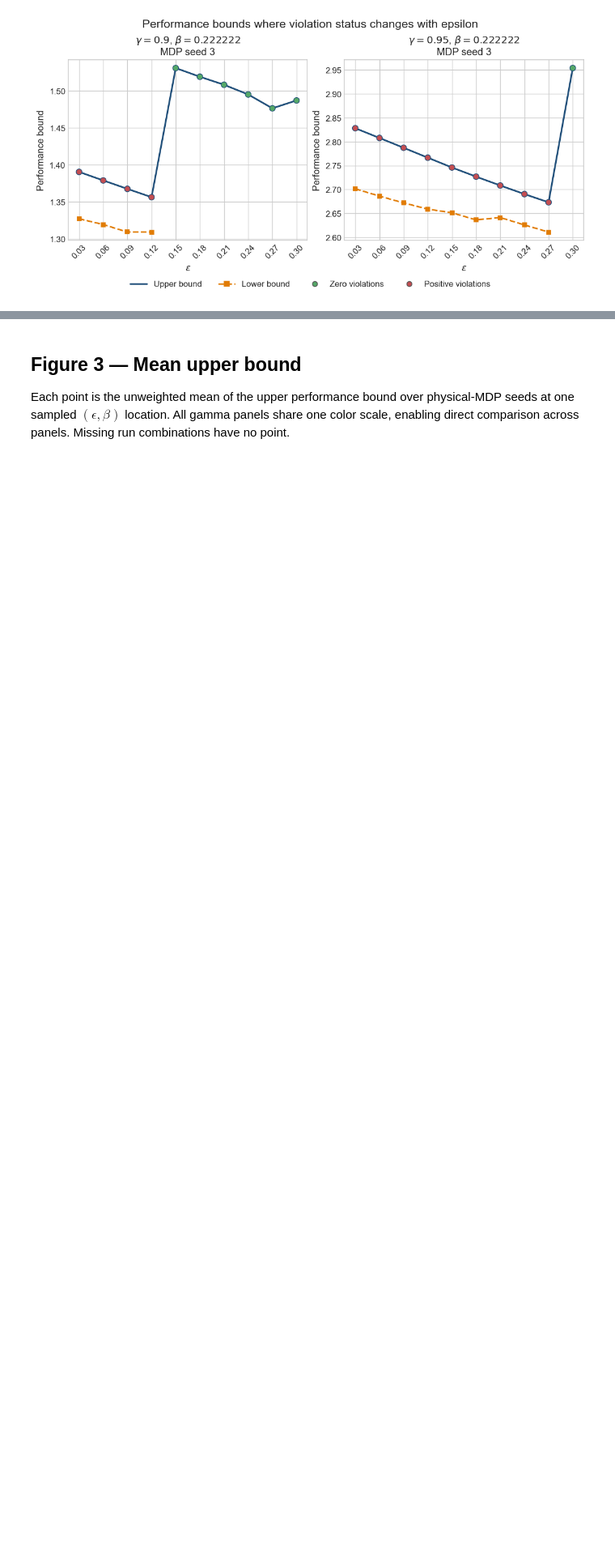
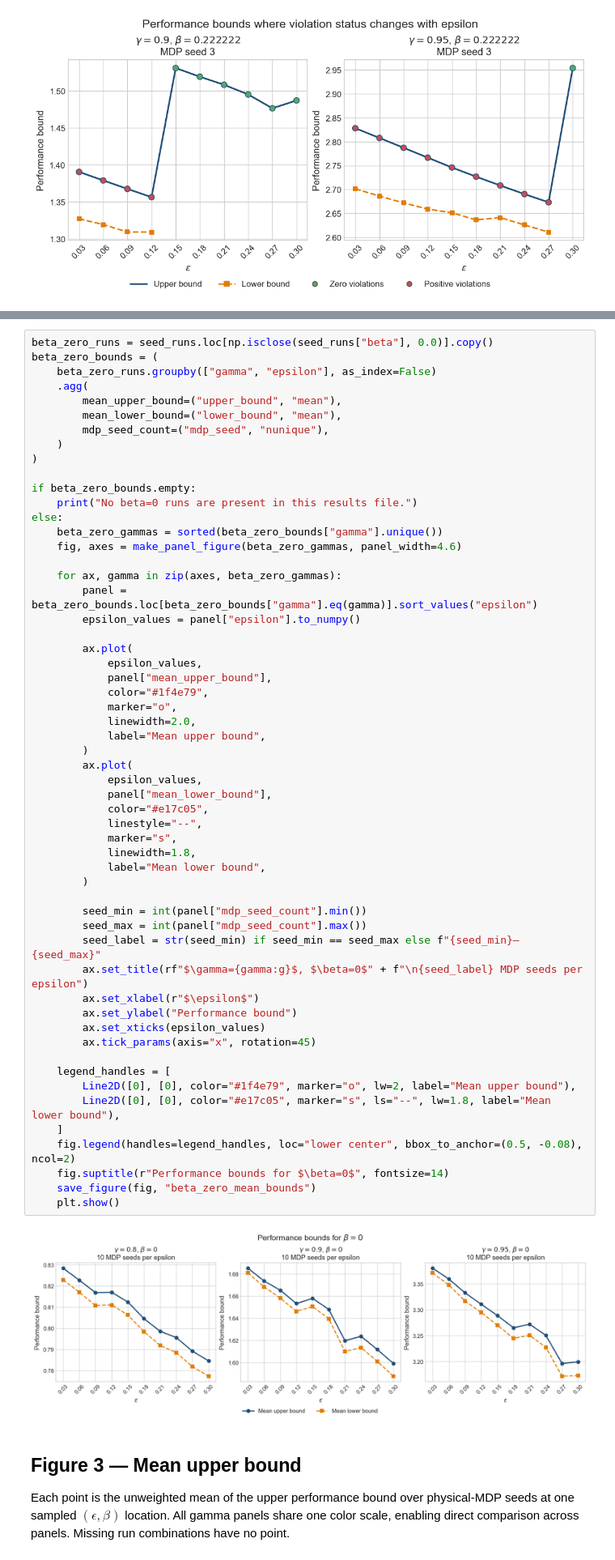
Before and after one commit to Loudwig/RemotePOMDP, a Jupyter notebook: experiments/gamma_beta_epsilon_analysis/gamma_beta_epsilon_analysis.ipynb, the cells around one changed output, grey strips where cells are left out. Shown at 81% size. Saved outputs shown, nothing was run; the diff lists cells and outputs as text; blank space fills up the shorter version.

```diff
--- a/experiments/gamma_beta_epsilon_analysis/gamma_beta_epsilon_analysis.ipynb
+++ b/experiments/gamma_beta_epsilon_analysis/gamma_beta_epsilon_analysis.ipynb
@@ -381,3 +385,61 @@ if not selected_cases.empty:
+# %%
+beta_zero_runs = seed_runs.loc[np.isclose(seed_runs["beta"], 0.0)].copy()
+beta_zero_bounds = (
+    beta_zero_runs.groupby(["gamma", "epsilon"], as_index=False)
+    .agg(
+        mean_upper_bound=("upper_bound", "mean"),
+        mean_lower_bound=("lower_bound", "mean"),
+        mdp_seed_count=("mdp_seed", "nunique"),
+    )
+)
+
+if beta_zero_bounds.empty:
+    print("No beta=0 runs are present in this results file.")
+else:
+    beta_zero_gammas = sorted(beta_zero_bounds["gamma"].unique())
+    fig, axes = make_panel_figure(beta_zero_gammas, panel_width=4.6)
+
+    for ax, gamma in zip(axes, beta_zero_gammas):
+        panel = beta_zero_bounds.loc[beta_zero_bounds["gamma"].eq(gamma)].sort_values("epsilon")
+        epsilon_values = panel["epsilon"].to_numpy()
+
+        ax.plot(
+            epsilon_values,
+            panel["mean_upper_bound"],
+            color="#1f4e79",
+            marker="o",
+            linewidth=2.0,
+            label="Mean upper bound",
+        )
+        ax.plot(
+            epsilon_values,
+            panel["mean_lower_bound"],
+            color="#e17c05",
+            linestyle="--",
+            marker="s",
+            linewidth=1.8,
+            label="Mean lower bound",
+        )
+
+        seed_min = int(panel["mdp_seed_count"].min())
+        seed_max = int(panel["mdp_seed_count"].max())
+        seed_label = str(seed_min) if seed_min == seed_max else f"{seed_min}–{seed_max}"
+        ax.set_title(rf"$\gamma={gamma:g}$, $\beta=0$" + f"\n{seed_label} MDP seeds per epsilon")
+        ax.set_xlabel(r"$\epsilon$")
+        ax.set_ylabel("Performance bound")
+        ax.set_xticks(epsilon_values)
+        ax.tick_params(axis="x", rotation=45)
+
+    legend_handles = [
+        Line2D([0], [0], color="#1f4e79", marker="o", lw=2, label="Mean upper bound"),
+        Line2D([0], [0], color="#e17c05", marker="s", ls="--", lw=1.8, label="Mean lower bound"),
+    ]
+    fig.legend(handles=legend_handles, loc="lower center", bbox_to_anchor=(0.5, -0.08), ncol=2)
+    fig.suptitle(r"Performance bounds for $\beta=0$", fontsize=14)
+    save_figure(fig, "beta_zero_mean_bounds")
+    plt.show()
+# %% [output]
+[figure, added]
 # %% [markdown]
 ## Figure 3 — Mean upper bound
 
```
Also changed, not shown: parts of 7 cells of this notebook, 1 other file.
